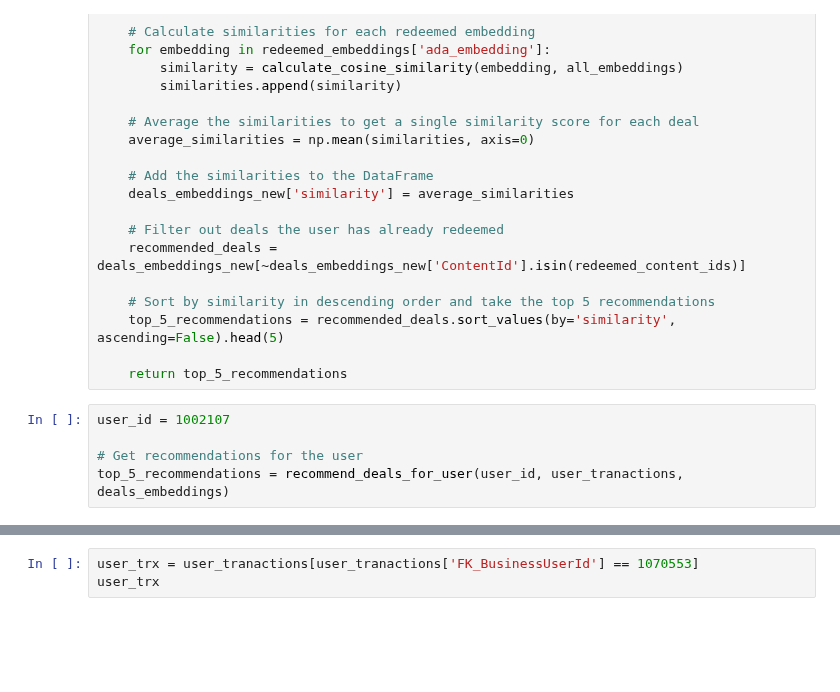
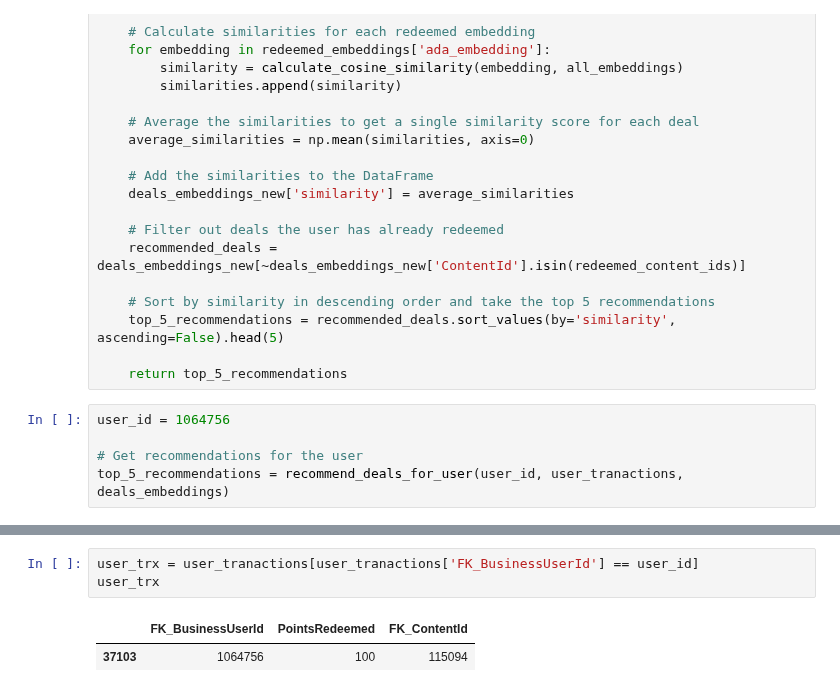
Before and after one commit to DboukAli98/KFHXRelatedAi, a Jupyter notebook: NoteBooks/Model Generation/Conent_Based_Filtering.ipynb, the cells around one changed output, grey strips where cells are left out. Drawn from its saved outputs; the diff is of its cells as text; blank space fills up the shorter version.

```diff
--- a/NoteBooks/Model Generation/Conent_Based_Filtering.ipynb
+++ b/NoteBooks/Model Generation/Conent_Based_Filtering.ipynb
@@ -64,7 +78,7 @@ def recommend_deals_for_user(user_id, user_deals_df, deals_embeddings_new):
 
     return top_5_recommendations
 # %%
-user_id = 1002107
+user_id = 1064756
 
 # Get recommendations for the user
 top_5_recommendations = recommend_deals_for_user(user_id, user_tranactions, deals_embeddings)
@@ -73,3 +94,6 @@ top_5_recommendations
 # %%
-user_trx = user_tranactions[user_tranactions['FK_BusinessUserId'] == 1070553]
+user_trx = user_tranactions[user_tranactions['FK_BusinessUserId'] == user_id]
 user_trx
+# %% [output]
+|  | FK_BusinessUserId | PointsRedeemed | FK_ContentId |
+| 37103 | 1064756 | 100 | 115094 |
```
Also changed, not shown: parts of 3 cells of this notebook, 3 other files.
